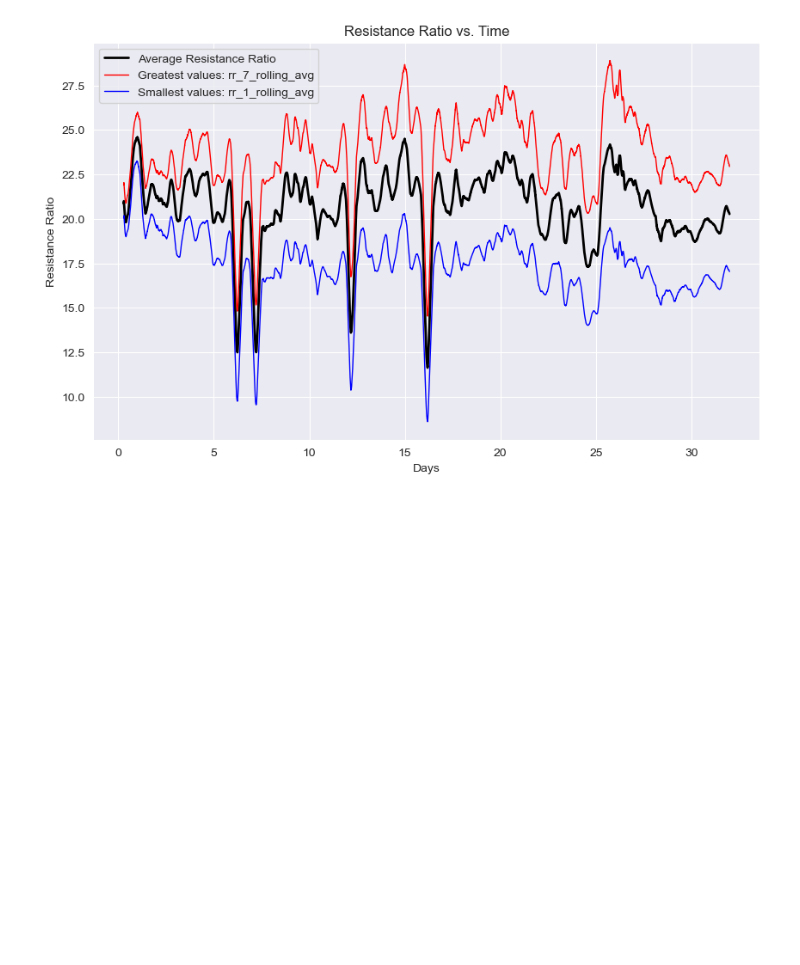
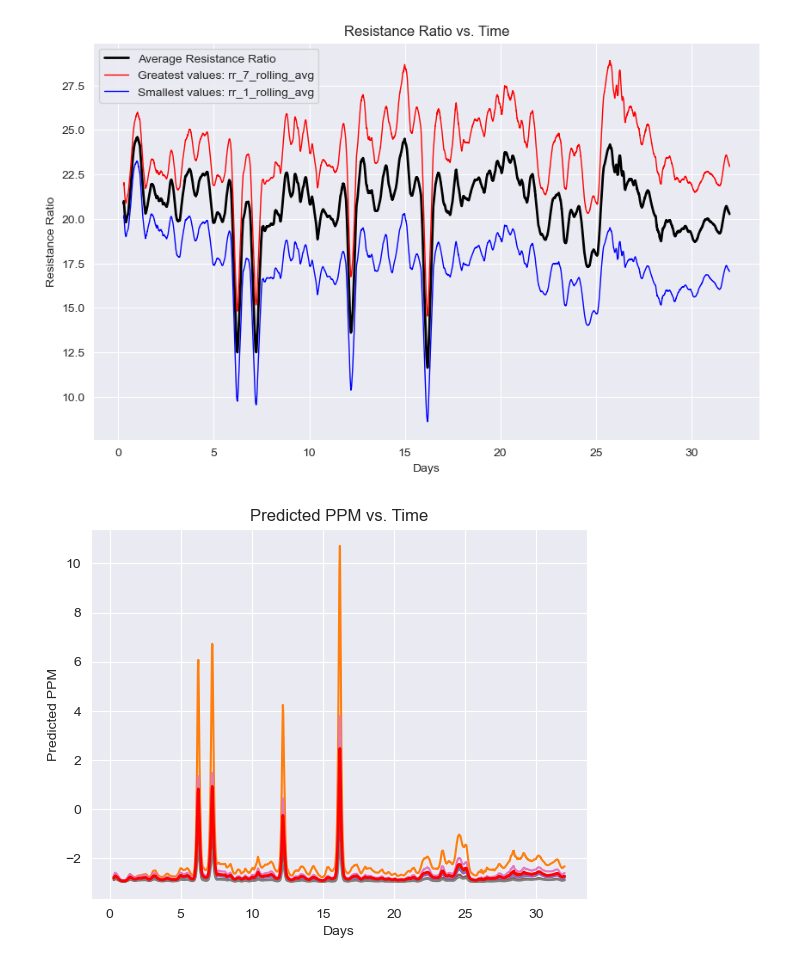
Before and after one commit to Coopsims/MethaneDataScience, a Jupyter notebook: Ben's Analysis/MonthLongTestAnalysis.ipynb, the cells around one changed output. Cells and saved outputs as stored; diff of their text form; code cells hidden in the pictures; blank space fills up the shorter version.

```diff
--- a/Ben's Analysis/MonthLongTestAnalysis.ipynb
+++ b/Ben's Analysis/MonthLongTestAnalysis.ipynb
@@ -209,3 +206,40 @@ def residual(params, X, y):
 # Set the maximum number of function evaluations to 1000000
 
 popt, pcov = sc.curve_fit(funkEQ, (xDataResistance, xDataRH, xDataTemp), yDataTargetPPM, p0, maxfev=1000000)
+# %%
+# Your constants
+T = 23
+H = 20
+
+# New DataFrame to store calculated values
+new_df = pd.DataFrame()
+popt
+# Loop through each of the rr_X_rolling_avg columns to apply funkEQ
+for rr_col in rr_rolling_avg_columns:
+    new_col_name = f'funkEQ_result_{rr_col}'
+    new_df[new_col_name] = df[rr_col].apply(lambda R: funkEQ((R, H, T),))
+
+# If you want to keep the 'Days' column in the new DataFrame
+new_df['Days'] = df['Days']
+# %%
+# List of columns to plot (all columns that start with 'funkEQ_result_')
+funkEQ_result_columns = [col for col in new_df.columns if 'funkEQ_result_' in col]
+
+new_df['funkEQ_result_mean'] = new_df[funkEQ_result_columns].mean(axis=1)
+
+# Loop through each column to plot it
+for column in funkEQ_result_columns:
+    plt.plot(new_df['Days'], new_df[column], label=column)
+
+# Plot the red average line
+plt.plot(new_df['Days'], new_df['funkEQ_result_mean'], 'r', linewidth=2, label='Average Calculated Value')
+
+
+# Plotting attributes
+plt.xlabel('Days')
+plt.ylabel('Predicted PPM')
+plt.title('Predicted PPM vs. Time')
+plt.grid(True)
+plt.show()
+# %% [output]
+[figure, added]
```
Also changed, not shown: parts of 1 cell of this notebook.
